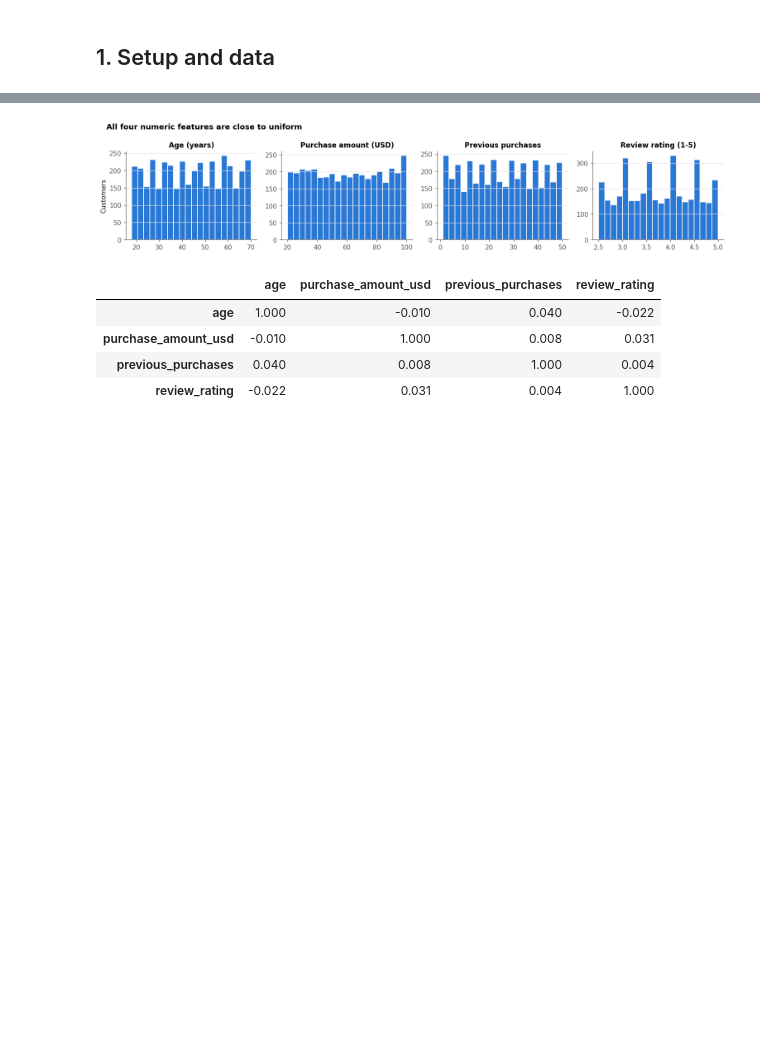
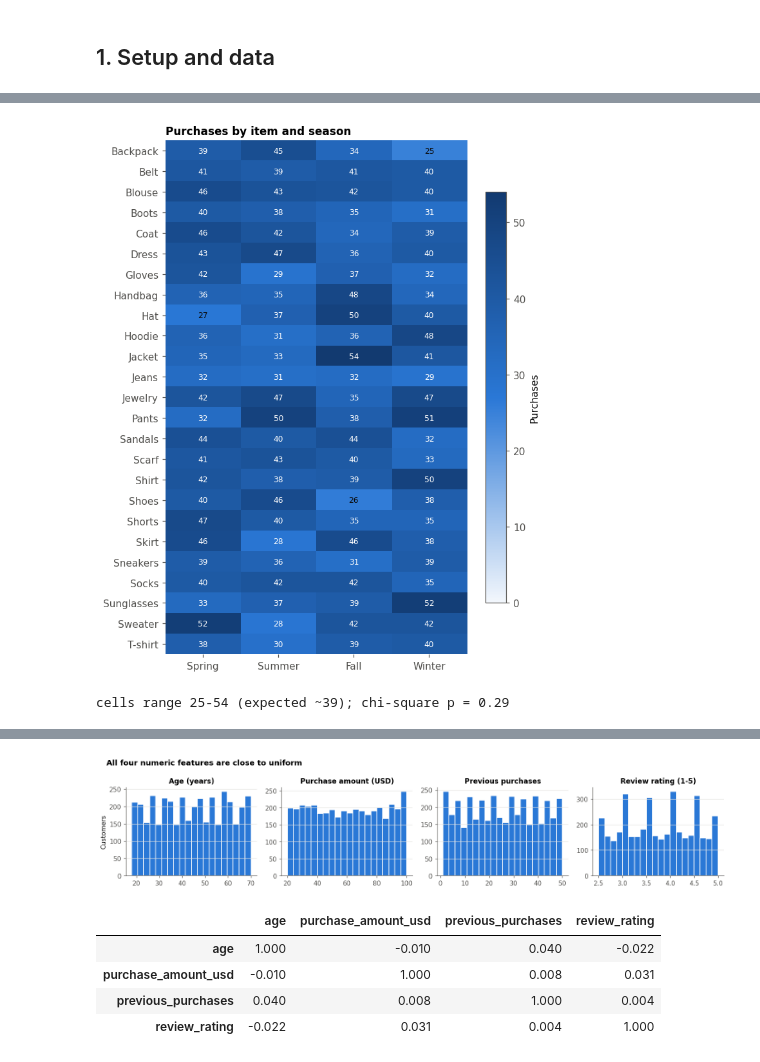
Before and after one commit to RatanaSovann/customer-segmentation, a Jupyter notebook: customer_segmentation.ipynb, the cells around one changed output, grey strips where cells are left out. Saved outputs shown, nothing was run; the diff lists cells and outputs as text; code cells hidden in the pictures; blank space fills up the shorter version.

```diff
--- a/customer_segmentation.ipynb
+++ b/customer_segmentation.ipynb
@@ -86,0 +139,13 @@ df.describe(include='all').T
+# %%
+season = pd.crosstab(df.item_purchased, df.season)[["Spring", "Summer", "Fall", "Winter"]]
+fig, ax = plt.subplots(figsize=(6.5, 8))
+heatmap(ax, season, "d", "Purchases")
+ax.set_title("Purchases by item and season", loc="left")
+fig.tight_layout()
+fig.savefig(IMAGES / "eda_season_items.png")
+plt.show()
+print(f"cells range {season.values.min()}-{season.values.max()} (expected ~{season.values.mean():.0f}); "
+      f"chi-square p = {chi_square('item_purchased', 'season'):.2f}")
+# %% [output]
+[figure, added]
+cells range 25-54 (expected ~39); chi-square p = 0.29
```
Also changed, not shown: parts of 16 cells of this notebook, 11 other files.
